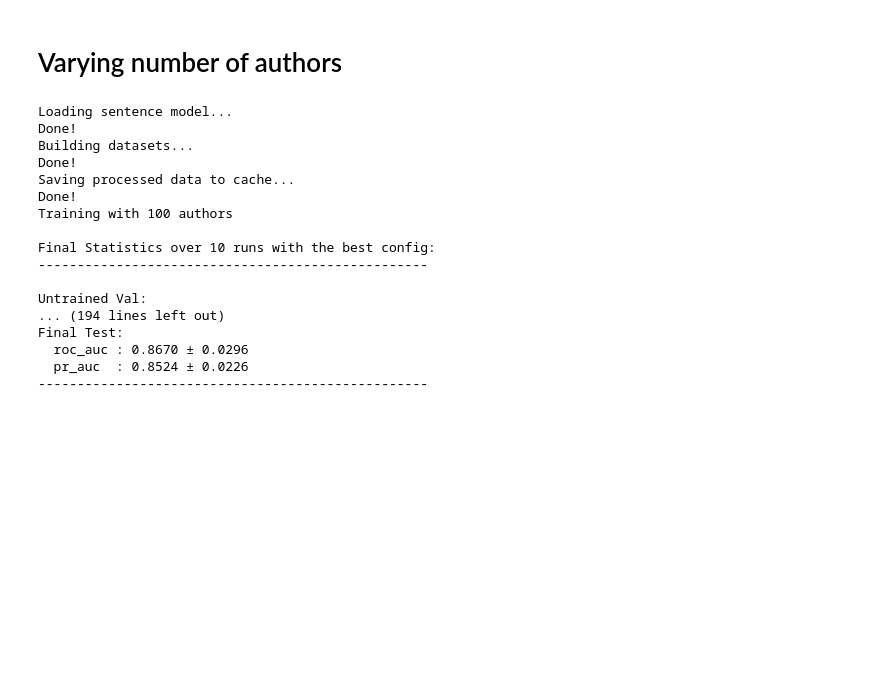
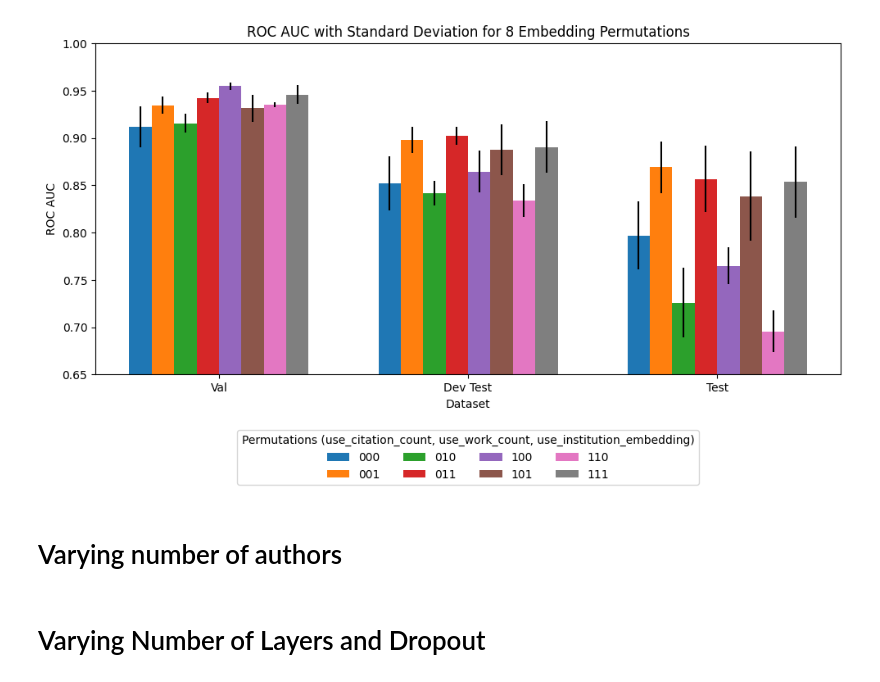
Before and after one commit to tanmay4269/Collaboration-Prediction-Using-GNN, a Jupyter notebook: experiments.ipynb, the cells around one changed output. Saved outputs shown, nothing was run; the diff lists cells and outputs as text; code cells hidden in the pictures; blank space fills up the shorter version.

Commit message:
im done

```diff
--- a/experiments.ipynb
+++ b/experiments.ipynb
@@ -204,6 +136,64 @@ Final Test:
+# %%
+import numpy as np
+import matplotlib.pyplot as plt
+
+means = np.array([
+    [0.9116, 0.8519, 0.7968],
+    [0.9345, 0.8976, 0.8690],
+    [0.9152, 0.8415, 0.7258],
+    [0.9423, 0.9025, 0.8566],
+    [0.9549, 0.8645, 0.7647],
+    [0.9313, 0.8875, 0.8384],
+    [0.9352, 0.8340, 0.6956],
+    [0.9458, 0.8904, 0.8534],
+])
+
+stds = np.array([
+    [0.0217, 0.0287, 0.0359],
+    [0.0091, 0.0137, 0.0274],
+    [0.0100, 0.0127, 0.0368],
+    [0.0059, 0.0096, 0.0348],
+    [0.0039, 0.0224, 0.0193],
+    [0.0142, 0.0266, 0.0469],
+    [0.0028, 0.0174, 0.0224],
+    [0.0103, 0.0276, 0.0375],
+])
+
+labels = ['000', '001', '010', '011', '100', '101', '110', '111']
+categories = ['Val', 'Dev Test', 'Test']
+
+x = np.arange(len(categories))
+width = 0.09
+
+fig, ax = plt.subplots(figsize=(10, 6))
+for i in range(len(labels)):
+    ax.bar(x + (i - 3.5) * width, means[i], width, yerr=stds[i], label=labels[i])
+
+ax.set_ylim(0.65, 1.0)
+
+ax.set_xticks(x)
+ax.set_xticklabels(categories)
+ax.set_xlabel('Dataset')
+ax.set_ylabel('ROC AUC')
+ax.set_title('ROC AUC with Standard Deviation for 8 Embedding Permutations')
+ax.legend(title='Permutations (use_citation_count, use_work_count, use_institution_embedding)', bbox_to_anchor=(0.5, -0.15), loc='upper center', ncol=4)
+
+plt.tight_layout()
+plt.show()
+# %% [output]
+[figure, added]
 # %% [markdown]
 # Varying number of authors
 # %%
+config = {
+    "base_lr": 0.008,
+    "hidden_channels": 256,
+    "num_layers": 2,
+    "dropout": 0.3,
+    "out_channels": 128
+}
+
+
 for num_authors in [100, 200, 400, 800, 1600, -1]:
     dataset = OpenAlexGraphDataset(
         num_authors=num_authors,
@@ -214,22 +204,4 @@ for num_authors in [100, 200, 400, 800, 1600, -1]:
     )
 
     print(f"Training with {num_authors} authors")
-    trainer(dataset_builder=dataset)
+    trainer(dataset_builder=dataset, config=config, N_RUNS=5)
-# %% [output]
-Loading sentence model...
-Done!
-Building datasets...
-Done!
-Saving processed data to cache...
-Done!
-Training with 100 authors
-
-Final Statistics over 10 runs with the best config:
---------------------------------------------------
-
-Untrained Val:
-... (194 lines left out)
-Final Test:
-  roc_auc : 0.8670 ± 0.0296
-  pr_auc  : 0.8524 ± 0.0226
---------------------------------------------------
@@ -235,0 +255,2 @@ Final Test:
+# %% [markdown]
+# Varying Number of Layers and Dropout
```
Also changed, not shown: parts of 15 cells of this notebook, 9 other files.
